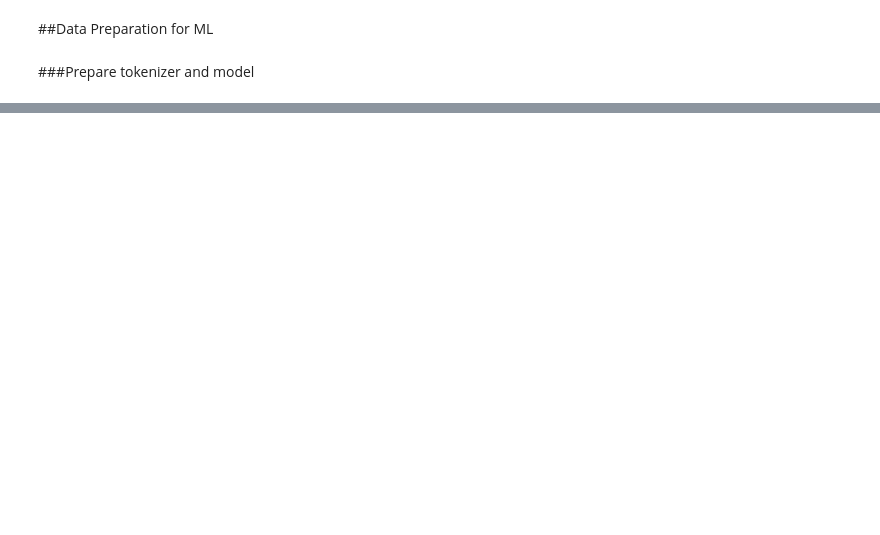
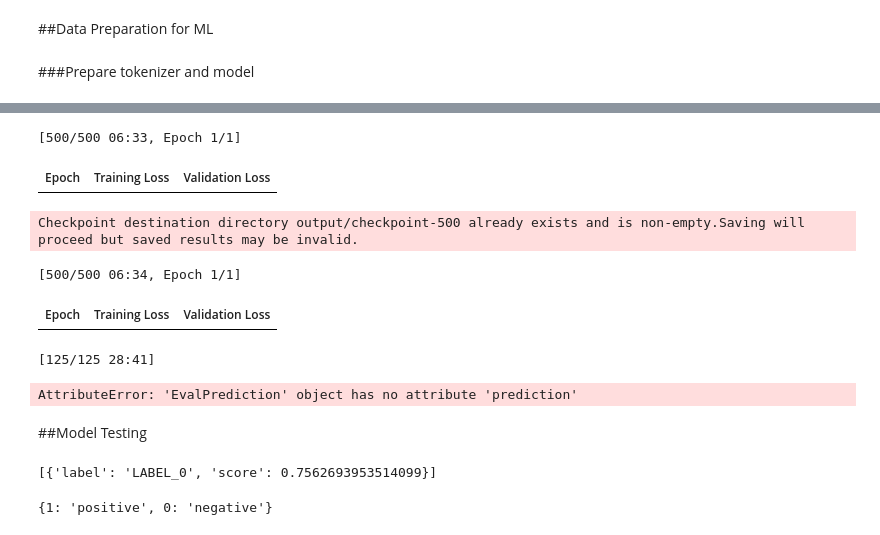
Before and after one commit to Vraj1103/sentiment_analysis, a Jupyter notebook: sentiment_analysis.ipynb, the cells around one changed output, grey strips where cells are left out. Drawn from its saved outputs; the diff is of its cells as text; code cells hidden in the pictures; blank space fills up the shorter version.

```diff
--- a/sentiment_analysis.ipynb
+++ b/sentiment_analysis.ipynb
@@ -118,7 +129,7 @@ class CustomDataset(Dataset):
 
   def __getitem__(self,idx):
     text = str(self.texts[idx])
-    label = str(self.labels[idx])
+    label = torch.tensor(self.labels[idx])
 
     encoding = self.tokenizer(text,truncation=True,padding = "max_length",max_length=self.max_len)
 
@@ -151,3 +162,38 @@ y = df['sentiment'].map(label2id).tolist()
 dataset = CustomDataset(X,y,tokenizer)
 # %%
 train_dataset,test_dataset = train_test_split(dataset,test_size=0.2,random_state=42)
+# %%
+from sklearn.metrics import accuracy_score,f1_score
+def compute_metrics(example):
+  labels = example.label_ids
+  preds = example.prediction.argmax(-1)
+
+  f1 = f1_score(labels,preds,average = "weighted")
+  acc = accuracy_score(labels,preds)
+
+  return {'accuracy':acc,"f1":f1}
+# %%
+from transformers import Trainer,TrainingArguments
+batch_size = 16
+model_name = "distilbert_finetuned_sentiment"
+
+args = TrainingArguments(
+    output_dir = "output",
+    per_device_train_batch_size=batch_size,
+    per_device_eval_batch_size = batch_size,
+    learning_rate = 2e-5,
+    num_train_epochs = 1,
+    evaluation_strategy = "epoch"
+)
+# %%
+trainer = Trainer(model = model,args=args,train_dataset = train_dataset,eval_dataset = test_dataset,compute_metrics=compute_metrics,tokenizer = tokenizer)
+# %%
+trainer.train()
+# %% [output]
+[500/500 06:33, Epoch 1/1]
+| Epoch | Training Loss | Validation Loss |
+Checkpoint destination directory output/checkpoint-500 already exists and is non-empty.Saving will proceed but saved results may be invalid.
+[500/500 06:34, Epoch 1/1]
+| Epoch | Training Loss | Validation Loss |
+[125/125 28:41]
+AttributeError: 'EvalPrediction' object has no attribute 'prediction'
@@ -153,0 +202,13 @@ train_dataset,test_dataset = train_test_split(dataset,test_size=0.2,random_state
+# %% [markdown]
+##Model Testing
+# %%
+text = "dude was fucking hot"
+pipe = pipeline('text-classification',model_name)
+pipe(text)
+# %% [output]
+[{'label': 'LABEL_0', 'score': 0.7562693953514099}]
+# %%
+
+id2label
+# %% [output]
+{1: 'positive', 0: 'negative'}
```
Also changed, not shown: parts of 7 cells of this notebook.
